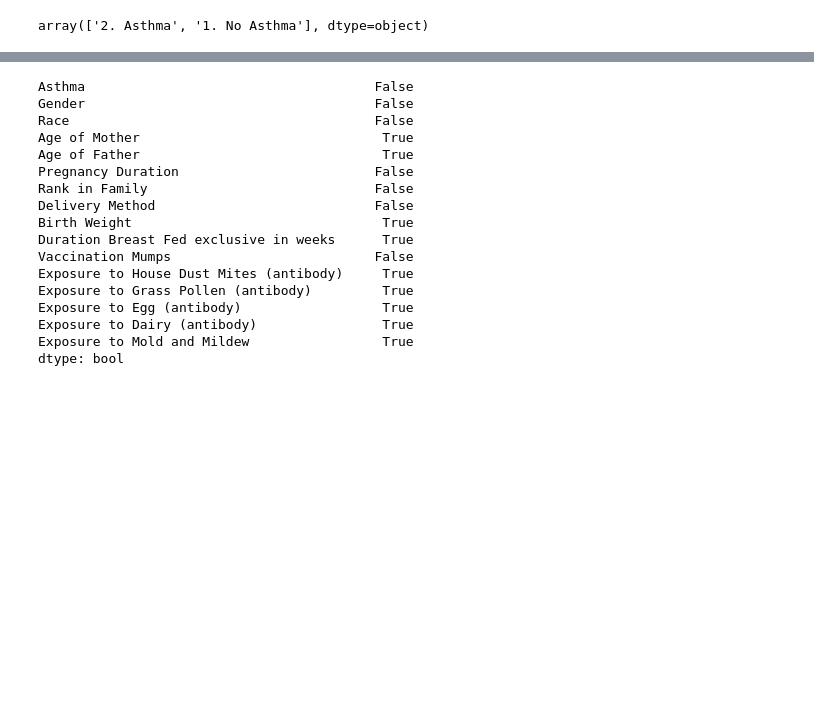
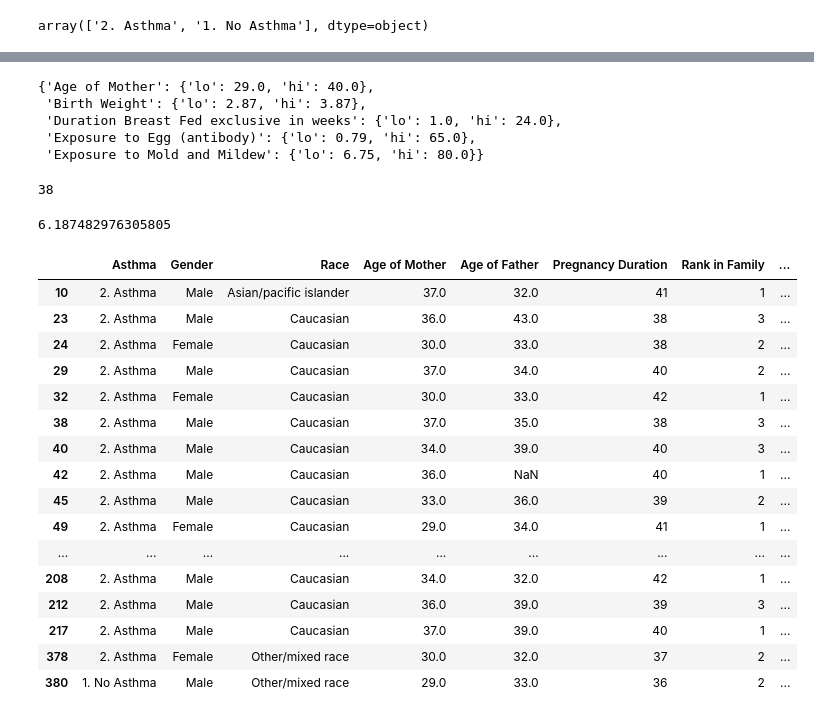
Before and after one commit to datawhys/demo-xavier-ai-summit, a Jupyter notebook: Xavier_Exercise2.ipynb, the cells around one changed output, grey strips where cells are left out. Cells and saved outputs as stored; diff of their text form; code cells hidden in the pictures; blank space fills up the shorter version.

```diff
--- a/Xavier_Exercise2.ipynb
+++ b/Xavier_Exercise2.ipynb
@@ -286,20 +284,36 @@ ValueError: y contains previously unseen labels: '      '
-# %%
-np.any(df.isnull(), axis=0)
-# %% [output]
-Asthma                                     False
-Gender                                     False
-Race                                       False
-Age of Mother                               True
-Age of Father                               True
-Pregnancy Duration                         False
-Rank in Family                             False
-Delivery Method                            False
-Birth Weight                                True
-Duration Breast Fed exclusive in weeks      True
-Vaccination Mumps                          False
-Exposure to House Dust Mites (antibody)     True
-Exposure to Grass Pollen (antibody)         True
-Exposure to Egg (antibody)                  True
-Exposure to Dairy (antibody)                True
-Exposure to Mold and Mildew                 True
-dtype: bool
+# %%
+solver.rule
+# %% [output]
+{'Age of Mother': {'lo': 29.0, 'hi': 40.0},
+ 'Birth Weight': {'lo': 2.87, 'hi': 3.87},
+ 'Duration Breast Fed exclusive in weeks': {'lo': 1.0, 'hi': 24.0},
+ 'Exposure to Egg (antibody)': {'lo': 0.79, 'hi': 65.0},
+ 'Exposure to Mold and Mildew': {'lo': 6.75, 'hi': 80.0}}
+# %%
+solver.size
+# %% [output]
+38
+# %%
+solver.score
+# %% [output]
+6.187482976305805
+# %%
+solver.rule_data
+# %% [output]
+|  | Asthma | Gender | Race | Age of Mother | Age of Father | Pregnancy Duration | Rank in Family | ... |
+| 10 | 2. Asthma | Male | Asian/pacific islander | 37.0 | 32.0 | 41 | 1 | ... |
+| 23 | 2. Asthma | Male | Caucasian | 36.0 | 43.0 | 38 | 3 | ... |
+| 24 | 2. Asthma | Female | Caucasian | 30.0 | 33.0 | 38 | 2 | ... |
+| 29 | 2. Asthma | Male | Caucasian | 37.0 | 34.0 | 40 | 2 | ... |
+| 32 | 2. Asthma | Female | Caucasian | 30.0 | 33.0 | 42 | 1 | ... |
+| 38 | 2. Asthma | Male | Caucasian | 37.0 | 35.0 | 38 | 3 | ... |
+| 40 | 2. Asthma | Male | Caucasian | 34.0 | 39.0 | 40 | 3 | ... |
+| 42 | 2. Asthma | Male | Caucasian | 36.0 | NaN | 40 | 1 | ... |
+| 45 | 2. Asthma | Male | Caucasian | 33.0 | 36.0 | 39 | 2 | ... |
+| 49 | 2. Asthma | Female | Caucasian | 29.0 | 34.0 | 41 | 1 | ... |
+| ... | ... | ... | ... | ... | ... | ... | ... | ... |
+| 208 | 2. Asthma | Male | Caucasian | 34.0 | 32.0 | 42 | 1 | ... |
+| 212 | 2. Asthma | Male | Caucasian | 36.0 | 39.0 | 39 | 3 | ... |
+| 217 | 2. Asthma | Male | Caucasian | 37.0 | 39.0 | 40 | 1 | ... |
+| 378 | 2. Asthma | Female | Other/mixed race | 30.0 | 32.0 | 37 | 2 | ... |
+| 380 | 1. No Asthma | Male | Other/mixed race | 29.0 | 33.0 | 36 | 2 | ... |
```
Also changed, not shown: parts of 1 cell of this notebook.
